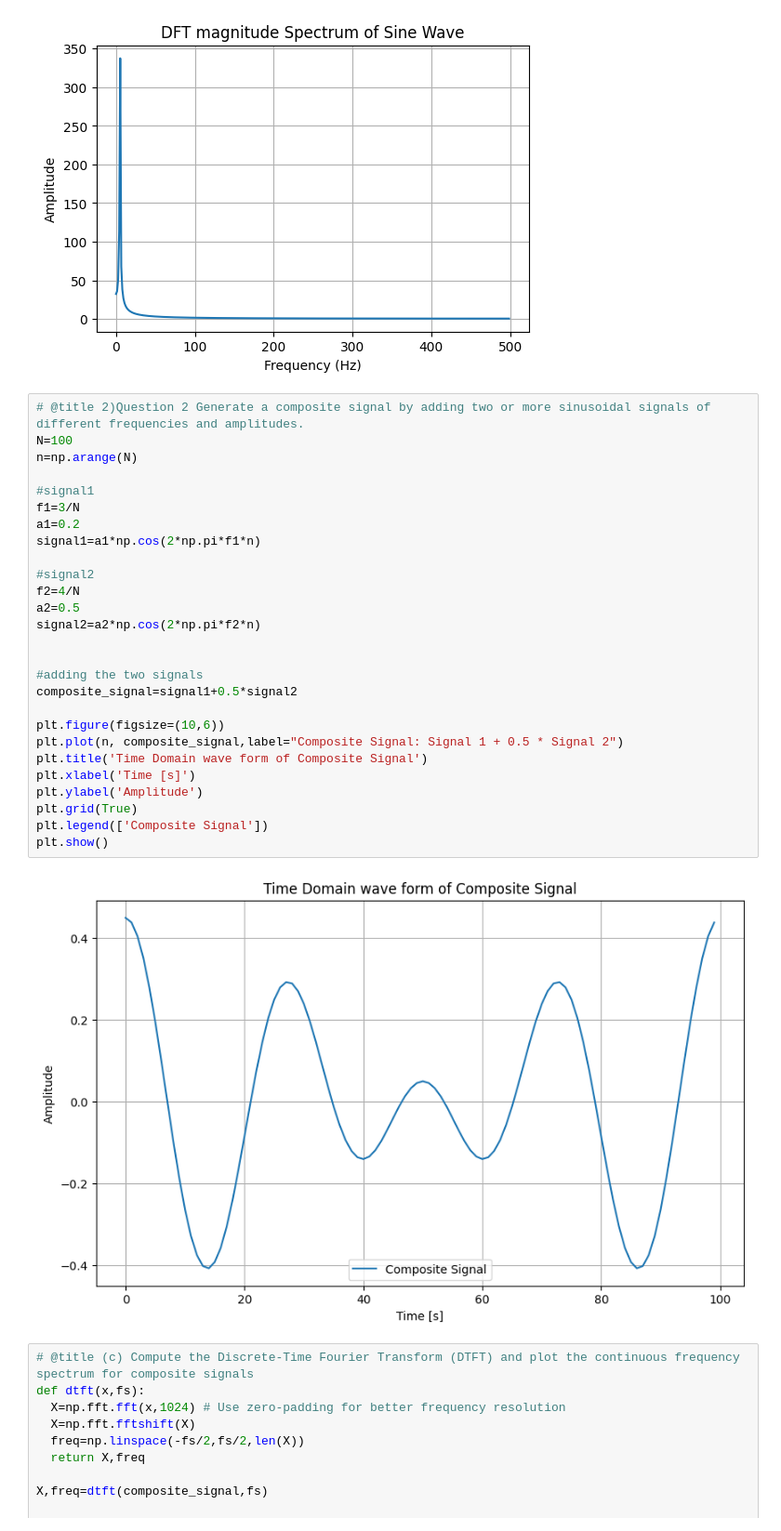
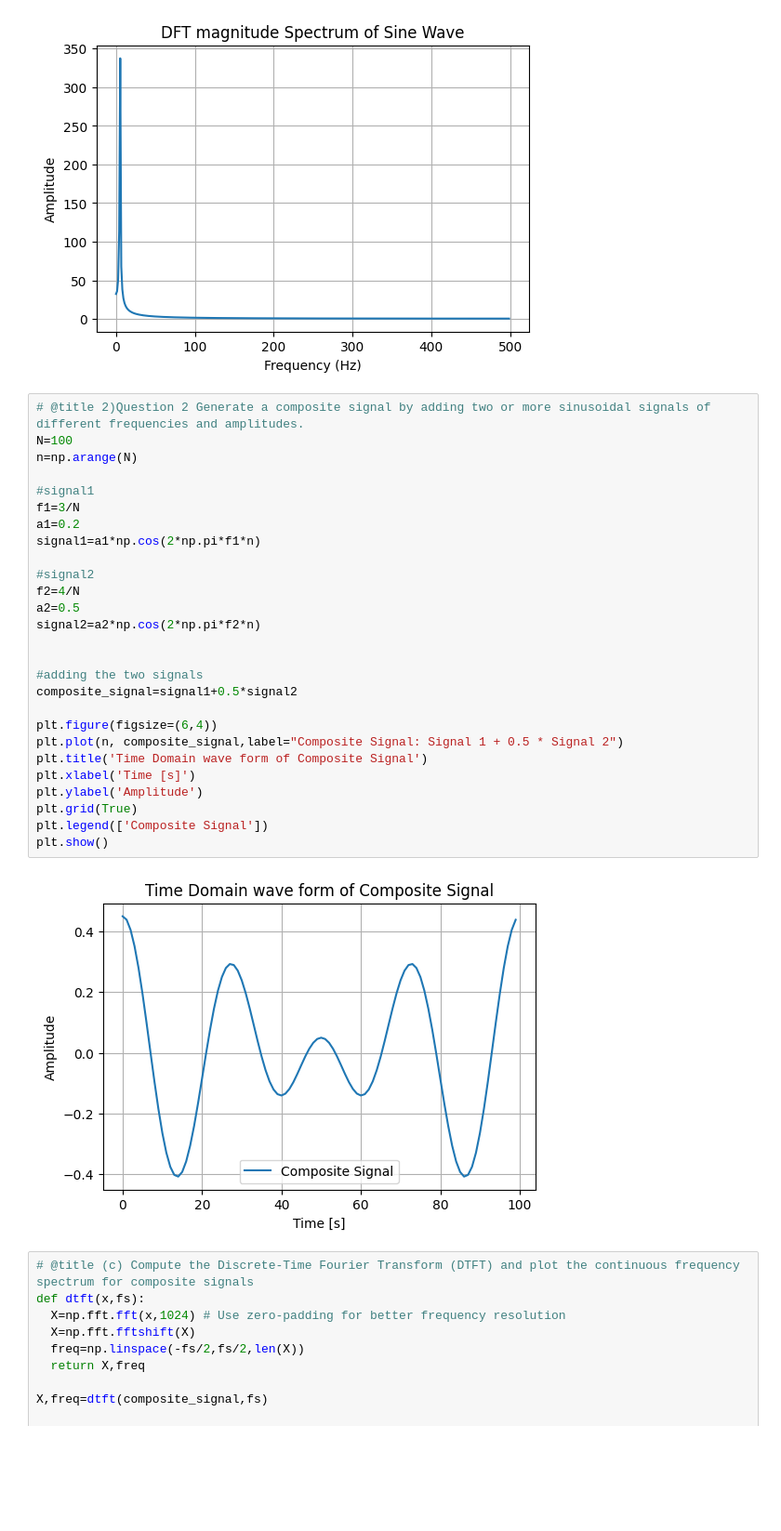
Before and after one commit to joshIsac/SpeechRecognition-, a Jupyter notebook: 2348523_SPR_DFT_and_DTFT_Lab_2.ipynb, the cells around one changed output. Shown: that part at 93% size. Cells and saved outputs as stored; diff of their text form; blank space fills up the shorter version.

```diff
--- a/2348523_SPR_DFT_and_DTFT_Lab_2.ipynb
+++ b/2348523_SPR_DFT_and_DTFT_Lab_2.ipynb
@@ -79,32 +79,32 @@ plt.show()
 # %%
 # @title 2)Question 2 Generate a composite signal by adding two or more sinusoidal signals of different frequencies and amplitudes.
 N=100
 n=np.arange(N)
 
 #signal1
 f1=3/N
 a1=0.2
 signal1=a1*np.cos(2*np.pi*f1*n)
 
 #signal2
 f2=4/N
 a2=0.5
 signal2=a2*np.cos(2*np.pi*f2*n)
 
 
 #adding the two signals
 composite_signal=signal1+0.5*signal2
 
-plt.figure(figsize=(10,6))
+plt.figure(figsize=(6,4))
 plt.plot(n, composite_signal,label="Composite Signal: Signal 1 + 0.5 * Signal 2")
 plt.title('Time Domain wave form of Composite Signal')
 plt.xlabel('Time [s]')
 plt.ylabel('Amplitude')
 plt.grid(True)
 plt.legend(['Composite Signal'])
 plt.show()
 # %% [output]
-[figure, old version]
+[figure, new version]
 # %%
 # @title (c) Compute the Discrete-Time Fourier Transform (DTFT) and plot the continuous frequency spectrum for composite signals
 def dtft(x,fs):
```
Also changed, not shown: parts of 8 cells of this notebook.
